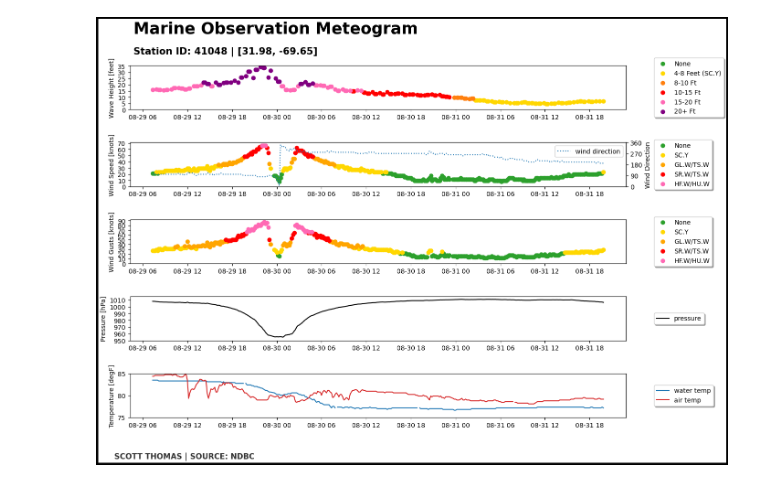
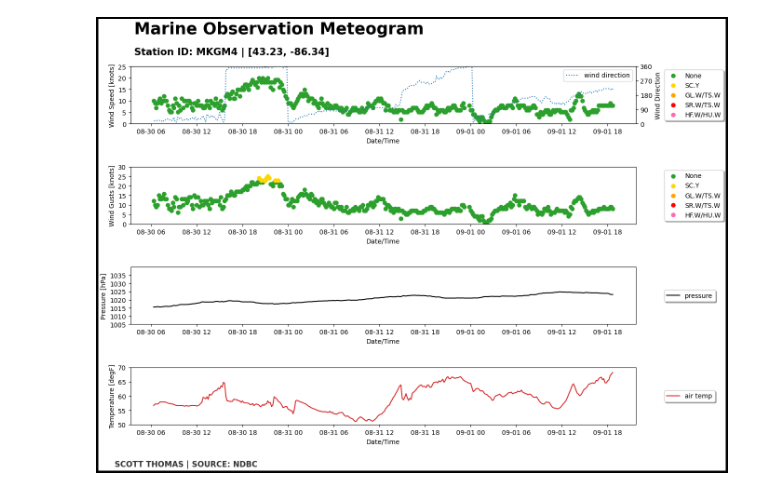
Before and after one commit to scottthomaswx/Marine-Meteogram-Plotter, a Jupyter notebook: MarineObs.ipynb, the cells around one changed output. Cells and saved outputs as stored; diff of their text form; code cells hidden in the pictures.

Commit message:
Added more stations for lat/long display, added air temp only display for land based stations, removed sounderpy dependency.

```diff
--- a/MarineObs.ipynb
+++ b/MarineObs.ipynb
@@ -18,8 +22,8 @@ import math
 # @markdown ## Enter A Station ID
 # @markdown ### Find stations at: https://www.ndbc.noaa.gov/
 
-station = '41048' #@param {type:"string"}
-
+station = 'mkgm4' #@param {type:"string"}
+station= station.upper()
 # @markdown ## How Many Data Points From Present Do You Want?
 
 Number_Of_Data_Points = '360' #@param {type:"string"}
@@ -31,7 +35,7 @@ Number_Of_Data_Points = '360' #@param {type:"string"}
 
 #User Selects What Obs They Want To Plot
 
-Wave_Heigt = True # @param {type:"boolean"}
+Wave_Heigt = False # @param {type:"boolean"}
 Wind_Speed = True # @param {type:"boolean"}
 Wind_Gusts = True # @param {type:"boolean"}
 Pressure_Trace = True # @param {type:"boolean"}
@@ -166,8 +170,34 @@ fig= plt.figure(figsize=(14, 10), facecolor='white', edgecolor="black", linewidt
 
 plt.figtext(0.95, 0.96, ' ')
 plt.figtext(0.13, 0.95, 'Marine Observation Meteogram', ha='left', weight='bold', fontsize=25)
+
+#Credit to Kyle Gillett for development of the buoy lat/long method
+def buoy_latlon(buoy_site):
+
+    '''
+        takes a BUOY/CMAN site id such as '41001', searches through a number of station IDs and returns
+        a list including the lat/lon for the BUOY/CMAN  site
+
+    '''
+
+    def dms2dd(degrees, direction):
+        dd = float(degrees)
+        if direction == "S" or direction == "W":
+            dd *= -1
+        return dd
+    BUOY_STATIONS = pd.read_csv(r'https://raw.githubusercontent.com/scottthomaswx/Marine-Meteogram-Plotter/main/BUOY-STATIONS.txt', skiprows=7, skipinitialspace = True, index_col=False)
+    try:
+        station = BUOY_STATIONS['ID'][np.where(BUOY_STATIONS['ID'].str.contains(buoy_site, na=False, case=True))[0]].values[0]
+
+        lat = dms2dd(BUOY_STATIONS[BUOY_STATIONS['ID']==station]['LAT'].values[0], BUOY_STATIONS[BUOY_STATIONS['ID']==station]['A'].values[0])
+        lon = dms2dd(BUOY_STATIONS[BUOY_STATIONS['ID']==station]['LON'].values[0], BUOY_STATIONS[BUOY_STATIONS['ID']==station]['B'].values[0])
+        return [lat, lon]
+
+    except:
+        sys.exit("NO BUOY SITE FOUND FOR THAT ID -- Make sure you entered a valid BUOY ID -- Make sure you entered the BUOY ID as a string, ex: '41001'")
+        pass
 try:
-  plt.figtext(0.13, 0.905, f'Station ID: {station} | {spy.buoy_latlon(station)}', ha='left', weight='bold', fontsize=15)
+  plt.figtext(0.13, 0.905, f'Station ID: {station} | {buoy_latlon(station)}', ha='left', weight='bold', fontsize=15)
 except:
   plt.figtext(0.13, 0.905, f'Station ID: {station}', ha='left', weight='bold', fontsize=15)
 # Wave Height
@@ -183,6 +213,7 @@ if Wave_Heigt == True:
   ax1.scatter(F15_Time, F15_Hgt, color = 'hotpink', label = '15-20 Ft')
   ax1.scatter(F20_Time, F20_Hgt, color = 'purple', label = '20+ Ft')
   ax1.set_ylabel('Wave Height [feet]')
+  ax1.set_xlabel('Date/Time')
 
   box1 = ax1.get_position()
   ax1.set_position([box1.x0, box1.y0, box1.width * 0.8, box1 .height])
@@ -209,7 +240,7 @@ if Wind_Speed == True:
   ax2b.plot(df['time'], df['wind_direction'], color='tab:blue', linestyle=':', label = 'wind direction')
   ax2.set_ylabel('Wind Speed [knots]')
   ax2b.set_ylabel('Wind Direction')
-
+  ax2.set_xlabel('Date/Time')
   box2 = ax2.get_position()
   ax2.set_position([box2.x0, box2.y0, box2.width * 0.8, box2 .height])
   ax2.legend(loc='center left', bbox_to_anchor=(1.05, 0.5),
@@ -231,50 +262,68 @@ if Wind_Gusts == True:
   ax3.scatter(SRWGus_Time, SRWGus_Spd, color = 'red', label = 'SR.W/TS.W')
   ax3.scatter(HRWGus_Time, HRWGus_Spd, color = 'hotpink', label = 'HF.W/HU.W')
   ax3.set_ylabel('Wind Gusts [knots]')
+  ax3.set_xlabel('Date/Time')
   box3 = ax3.get_position()
   ax3.set_position([box3.x0, box3.y0, box3.width * 0.8, box3 .height])
   ax3.legend(loc='center left', bbox_to_anchor=(1.05, 0.5),
         ncol=1, fancybox=True, shadow=True)
 
 #Pressure
 if Pressure_Trace == True:
   ax4 = plt.subplot(len(plots_to_plot), 1,(plots_to_plot.index('pres')+1))
-  ax4.set_ylim(round_down_nearest(df['pressure'].min()), round_up_nearest(df['pressure'].max()))
-  ax4.set_yticks(np.arange(round_down_nearest(df['pressure'].min()), round_up_nearest(df['pressure'].max()+1),10))
+  ax4.set_ylim(round_down_nearest(df['pressure'].min()-10), round_up_nearest(df['pressure'].max()+11))
+  ax4.set_yticks(np.arange(round_down_nearest(df['pressure'].min()-10), round_up_nearest(df['pressure'].max()+11),5))
   ax4.plot(df['time'], df['pressure'], color='black', label = 'pressure')
   ax4.set_ylabel('Pressure [hPa]')
+  ax4.set_xlabel('Date/Time')
   box4 = ax4.get_position()
   ax4.set_position([box4.x0, box4.y0, box4.width * 0.8, box4.height])
   ax4.legend(loc='center left', bbox_to_anchor=(1.05, 0.5),
       ncol=1, fancybox=True, shadow=True)
 
 # Water/Air temperature
 if Air_Water_Temp == True:
-  ax5 = plt.subplot(len(plots_to_plot), 1, (plots_to_plot.index('temp')+1))
-  if df['water_temp_degf'].max() <= df['air_temp_degf'].max():
+  if station.isnumeric():
+    ax5 = plt.subplot(len(plots_to_plot), 1, (plots_to_plot.index('temp')+1))
+    if df['water_temp_degf'].max() <= df['air_temp_degf'].max():
+      maxtemp = df['air_temp_degf'].max()
+    if df['water_temp_degf'].max() >= df['air_temp_degf'].max():
+      maxtemp = df['water_temp_degf'].max()
+    if df['water_temp_degf'].min() <= df['air_temp_degf'].min():
+      mintemp = df['water_temp_degf'].min()
+    if df['water_temp_degf'].min() >= df['air_temp_degf'].min():
+      mintemp = df['air_temp_degf'].min()
+    ax5.set_ylim(round_down_nearest(mintemp), round_up_nearest(maxtemp))
+    ax5.set_yticks(np.arange(round_down_nearest(mintemp),round_up_nearest(maxtemp)+1,5))
+    ax5.plot(df['time'], df['water_temp_degf'], color='tab:blue', label = 'water temp')
+    ax5.plot(df['time'], df['air_temp_degf'], color='tab:red', label = 'air temp')
+    ax5.set_ylabel('Temperature [degF]')
+    ax5.set_xlabel('Date/Time')
+    ax5.legend(loc = 'upper left')
+    box5 = ax5.get_position()
+    ax5.set_position([box5.x0, box5.y0, box5.width * 0.8, box5.height])
+    ax5.legend(loc='center left', bbox_to_anchor=(1.05, 0.5),
+          ncol=1, fancybox=True, shadow=True)
+  else:
+    ax5 = plt.subplot(len(plots_to_plot), 1, (plots_to_plot.index('temp')+1))
     maxtemp = df['air_temp_degf'].max()
-  if df['water_temp_degf'].max() >= df['air_temp_degf'].max():
-    maxtemp = df['water_temp_degf'].max()
-  if df['water_temp_degf'].min() <= df['air_temp_degf'].min():
-    mintemp = df['water_temp_degf'].min()
-  if df['water_temp_degf'].min() >= df['air_temp_degf'].min():
     mintemp = df['air_temp_degf'].min()
-  ax5.set_ylim(round_down_nearest(mintemp), round_up_nearest(maxtemp))
-  ax5.set_yticks(np.arange(round_down_nearest(mintemp),round_up_nearest(maxtemp)+1,5))
-  ax5.plot(df['time'], df['water_temp_degf'], color='tab:blue', label = 'water temp')
-  ax5.plot(df['time'], df['air_temp_degf'], color='tab:red', label = 'air temp')
-  ax5.set_ylabel('Temperature [degF]')
-  ax5.legend(loc = 'upper left')
-  box5 = ax5.get_position()
-  ax5.set_position([box5.x0, box5.y0, box5.width * 0.8, box5.height])
-  ax5.legend(loc='center left', bbox_to_anchor=(1.05, 0.5),
-        ncol=1, fancybox=True, shadow=True)
+    ax5.set_ylim(round_down_nearest(mintemp), round_up_nearest(maxtemp))
+    ax5.set_yticks(np.arange(round_down_nearest(mintemp),round_up_nearest(maxtemp)+1,5))
+    ax5.plot(df['time'], df['air_temp_degf'], color='tab:red', label = 'air temp')
+    ax5.set_ylabel('Temperature [degF]')
+    ax5.set_xlabel('Date/Time')
+    ax5.legend(loc = 'upper left')
+    box5 = ax5.get_position()
+    ax5.set_position([box5.x0, box5.y0, box5.width * 0.8, box5.height])
+    ax5.legend(loc='center left', bbox_to_anchor=(1.05, 0.5),
+          ncol=1, fancybox=True, shadow=True)
 
 #Plot Settings
 plt.subplots_adjust(hspace=0.75)
 plt.subplots_adjust(wspace=0.25)
 plt.figtext(0.1, 0.02, f'SCOTT THOMAS | SOURCE: NDBC', weight='bold', color='black', fontsize=12, ha='left', alpha=0.8)
 plt.savefig(str(station)+'_full_marineobs.png')
 plt.show()
 # %% [output]
-[figure, old version]
+[figure, new version]
```
Also changed, not shown: parts of 1 cell of this notebook.
